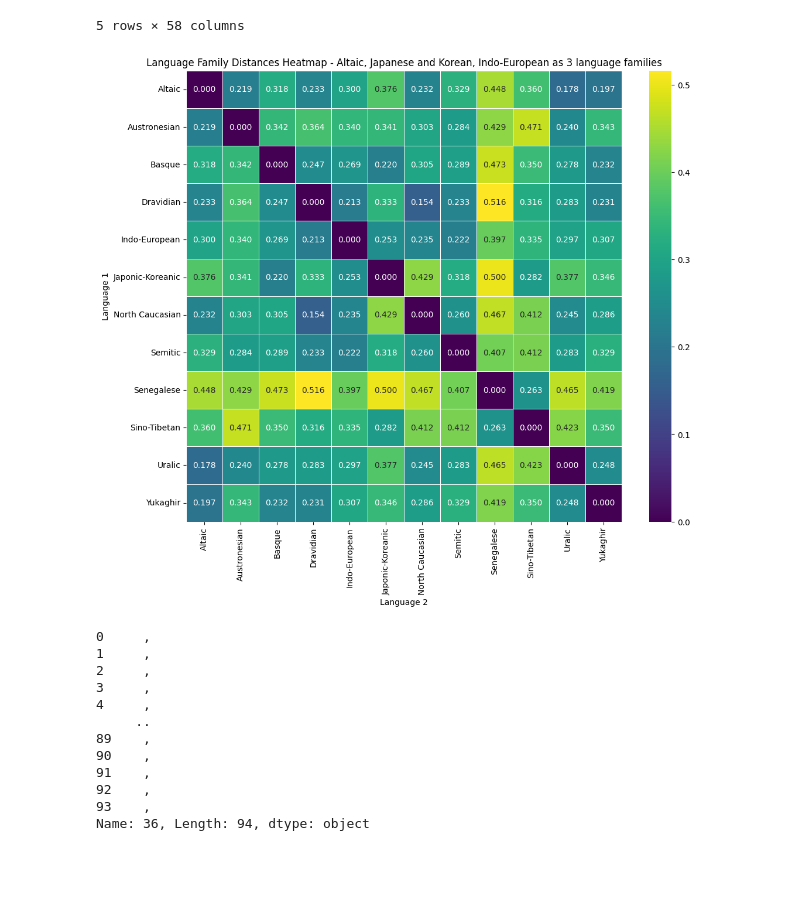
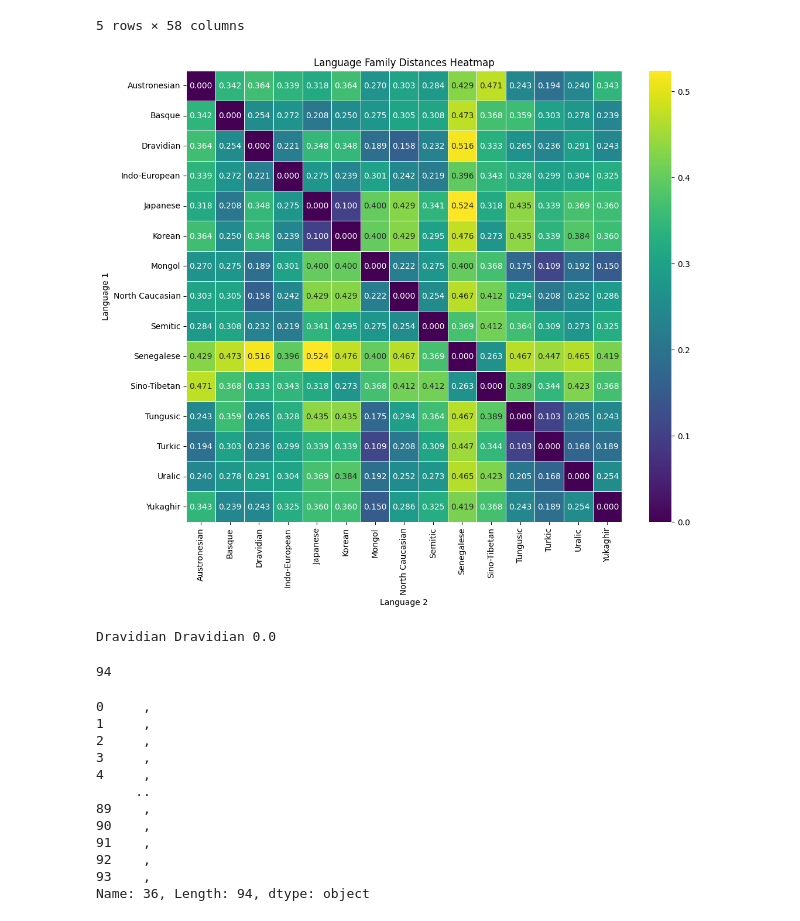
Before and after one commit to ClaudiuCreanga/Boundaries, a Jupyter notebook: Untitled1.ipynb, the cells around one changed output. Drawn from its saved outputs; the diff is of its cells as text; code cells hidden in the pictures; blank space fills up the shorter version.

```diff
--- a/Untitled1.ipynb
+++ b/Untitled1.ipynb
@@ -9,5 +6,5 @@ Unable to revert mtime: /Library/Fonts
 # %%
-df = pd.read_csv("./TableS3_hamming", sep="\t", index_col=0 )
+df = pd.read_csv("./TableS3_revised2", sep="\t", index_col=0 )
 df.head()
 # %% [output]
 |  | Siciliano | Calabrese_Northern | Italian | Spanish | French | Portuguese | Romanian | Greek_Calabria | ... |
@@ -70,32 +116,38 @@ for family1 in language_groups:
         if family1 == family2:
             # Distance to itself is 0
             family_distances[(family1, family2)] = 0
         else:
             # Calculate average distance between languages in each family
             family1_distances = []
             family2_distances = []
             for lang1 in language_groups[family1]:
                 for lang2 in language_groups[family2]:
                     distance = df[lang1][lang2]
                     family1_distances.append(distance)
                     family2_distances.append(distance)
             family_distance = ((sum(family1_distances) / len(family1_distances)) + (sum(family2_distances) / len(family2_distances))) / 2
             family_distances[(family1, family2)] = family_distance
 
 # Create a Pandas DataFrame from the family distances dictionary
 # df_h = pd.DataFrame.from_dict(family_distances, orient='index', columns=['Distance'])
 # df_h.index.names = ['Family 1', 'Family 2']
 
 # Convert the dictionary to a DataFrame
 df_h = pd.DataFrame([[k[0], k[1], v] for k, v in family_distances.items()], columns=['Language 1', 'Language 2', 'Distance'])
 
 # Pivot the DataFrame for heatmap
 heatmap_data = df_h.pivot_table(index='Language 1', columns='Language 2', values='Distance')
 
 # Create the heatmap
 plt.figure(figsize=(12, 10))
 sns.heatmap(heatmap_data, cmap='viridis', annot=True, fmt=".3f", linewidths=.5)
-plt.title('Language Family Distances Heatmap - Altaic, Japanese and Korean, Indo-European as 3 language families')
+plt.title('Language Family Distances Heatmap')
 plt.show()
 # %% [output]
-[figure, old version]
+[figure, new version]
+# %%
+for item in df_h.iterrows():
+    print(item[1]["Language 1"], item[1]["Language 2"], item[1]["Distance"])
+    break
+# %% [output]
+Dravidian Dravidian 0.0
@@ -102,3 +157,7 @@ plt.show()
+# %%
+len("11101?1??110111001??????????0000????11?000???0???000?000?00???1?1???????????????00???????????1")
+# %% [output]
+94
 # %%
 exp = pd.read_csv('./Artificial_Langs/split_exp.txt', sep="\t", header=None)
 exp[36]
```
Also changed, not shown: parts of 3 cells of this notebook, 15 other files.
